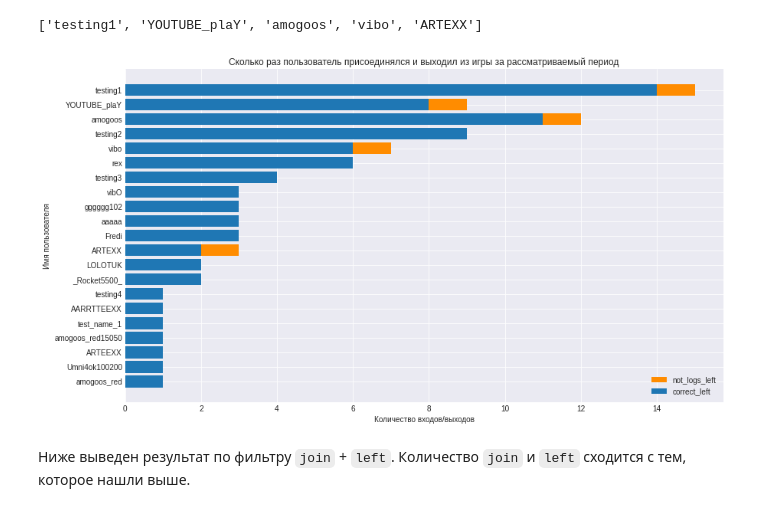
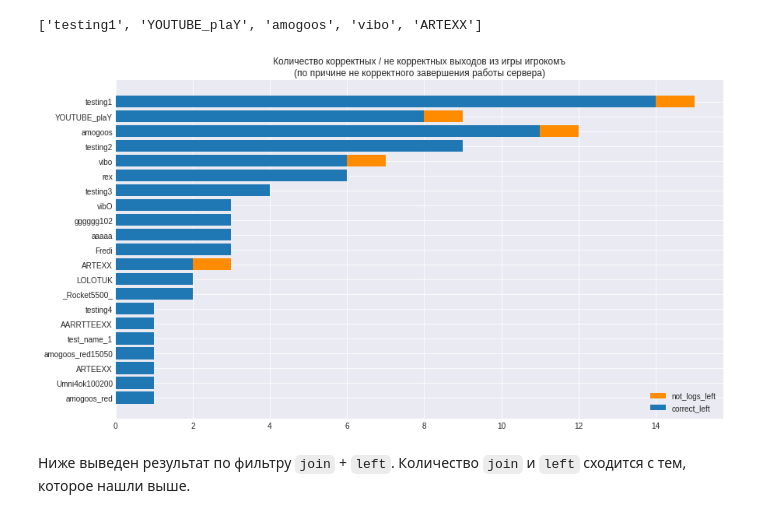
Before and after one commit to vi-bo/minecraft_log, a Jupyter notebook: mc_logs_4.2_anallys_text_mess.ipynb, the cells around one changed output. Drawn from its saved outputs; the diff is of its cells as text; code cells hidden in the pictures.

```diff
--- a/mc_logs_4.2_anallys_text_mess.ipynb
+++ b/mc_logs_4.2_anallys_text_mess.ipynb
@@ -567,7 +567,7 @@ with plt.style.context(plt.style.available[plot_style]):
 
   plt.axhline(y=med_join, color='red', linestyle='--', linewidth=1, label=f'median - {med_join}')
 
-  plt.title(f'Сколько раз пользователи присоединились к игре\n(всего {sum(values_y)} раз)')
+  plt.title(f'Сколько раз пользователи присоединились к игре на сервере\n(всего {sum(values_y)} раз)')
   ax.legend(loc='best')
   ax.set_xlabel('Дата')
   ax.set_ylim(0, 26)
@@ -591,7 +591,7 @@ values_y_auth = plot_df_auth['count_authent'].values
 plot_style = 16
 with plt.style.context(plt.style.available[plot_style]):
   fig, ax = plt.subplots(figsize=(14, 8))
-  ax.bar(groups_x_auth, values_y_auth, label = "bann", color='darkorange')
+  ax.bar(groups_x_auth, values_y_auth, label = "disconnecting", color='darkorange')
   ax.bar(groups_x, values_y, label = "count_join")
 
   # for i, total in enumerate(values_y):
@@ -599,7 +599,7 @@ with plt.style.context(plt.style.available[plot_style]):
 
   # plt.axhline(y=med_join, color='red', linestyle='--', linewidth=1, label=f'median - {med_join}')
 
-  plt.title(f'Сколько раз пользователи присоединились к игре\n(всего {sum(values_y_auth)} запроса, из них {sum(values_y_auth) - sum(values_y)} отклонены по причине банна)')
+  plt.title(f'Сколько раз пользователи присоединились к игре на сервере / сколько раз им было отказано\n(всего {sum(values_y_auth)} запроса, из них {sum(values_y)} зашли в игру, {sum(values_y_auth) - sum(values_y)} запросов отклонены, причина - ранее выданный банн)')
   ax.legend(loc='best')
   ax.set_xlabel('Дата')
   ax.set_ylim(0, 26)
@@ -731,7 +731,7 @@ with plt.style.context(plt.style.available[plot_style]):
   ax.barh(groups_x, values_y_auth, label = "disconnecting", color='darkorange')
   ax.barh(groups_x, values_y_join, label = "join")
 
-  plt.title(f'Сколько раз пользователь присоединялся к игре')
+  plt.title(f'Сколько раз пользователь присоединился к игре на сервере / сколько раз ему было отказано (причина - ранее выданный банн)')
   ax.legend(loc='best')
   # ax.set_xlabel('Количество')
   # ax.set_ylabel('Имя пользователя')
@@ -845,7 +845,7 @@ with plt.style.context(plt.style.available[plot_style]):
 
   # plt.axhline(y=med_join, color='red', linestyle='--', linewidth=1, label=f'median - {med_join}')
 
-  plt.title(f'Количество зафиксированных выходов из игры и количество выходов без логов\n(всего {sum(values_y_join_day)} присоединились к игре и {sum(values_y)} корректно вышли)')
+  plt.title(f'Количество корректных / не корректных выходов из игры\n(из {sum(values_y_join_day)} выходов, {sum(values_y)} корректных и {sum(values_y_join_day) - sum(values_y)} не корректных, логи не сохранились)')
   ax.legend(loc='best')
   # ax.set_xlabel('Дата')
   ax.set_ylim(0, 26)
@@ -963,24 +963,24 @@ list(res_plot_df[res_plot_df['is_join_eq_left'] != 0]['user_name'].values)
 # %%
 # vibo: data
 groups_x = res_plot_df['user_name'].values[::-1]
 values_y_join = res_plot_df['count_join'].values[::-1]
 values_y_left = res_plot_df['count_left'].values[::-1]
 
 # vibo: bar chart whith
 # vibo: здесь можно поиграться с номером темы (0-27)
 plot_style = 16
 with plt.style.context(plt.style.available[plot_style]):
   fig, ax = plt.subplots(figsize=(14, 8))
   ax.barh(groups_x, values_y_join, label = "not_logs_left", color='darkorange')
   ax.barh(groups_x, values_y_left, label = "correct_left")
 
-  plt.title(f'Сколько раз пользователь присоединялся и выходил из игры за рассматриваемый период')
+  plt.title(f'Количество корректных / не корректных выходов из игры игрокомъ\n(по причине не корректного завершения работы сервера)')
   ax.legend(loc='best')
-  ax.set_xlabel('Количество входов/выходов')
-  ax.set_ylabel('Имя пользователя')
+  # ax.set_xlabel('Количество входов/выходов')
+  # ax.set_ylabel('Имя пользователя')
   plt.show()
 # %% [output]
-[figure, old version]
+[figure, new version]
 # %% [markdown]
 Ниже выведен результат по фильтру `join` + `left`. Количество `join` и `left` сходится с тем, которое нашли выше.
 # %%
```
Also changed, not shown: parts of 18 cells of this notebook, 3 other files.
